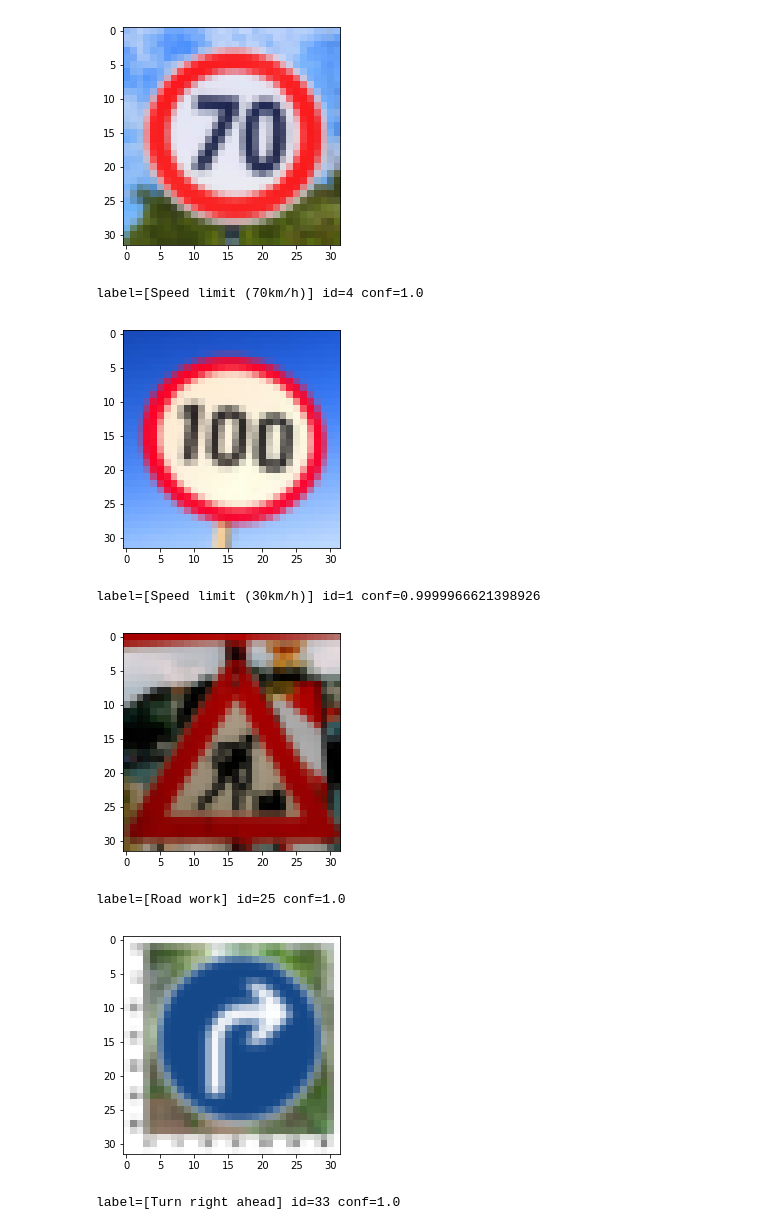
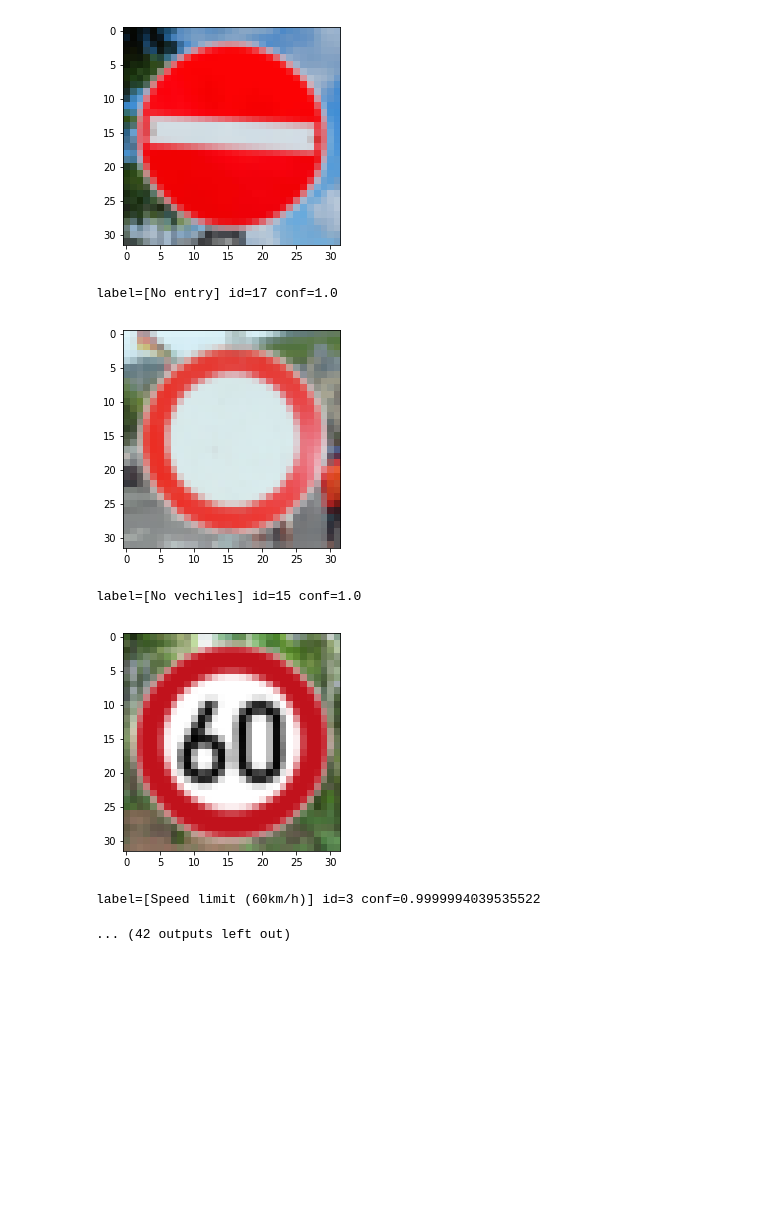
Before and after one commit to duoergun0729/adversarial_examples, a Jupyter notebook: code/traffic_sign.ipynb, the cells around one changed output. Cells and saved outputs as stored; diff of their text form; code cells hidden in the pictures; blank space fills up the shorter version.

```diff
--- a/code/traffic_sign.ipynb
+++ b/code/traffic_sign.ipynb
@@ -278,7 +278,8 @@ def invert_VideoFileClip(image):
 #modifiedClip.write_videofile(outfile)
 # %%
 #测试模型可用性
-SAMPLE_IMG_DIR = '../picture/traffic_sign_samples/'
+#SAMPLE_IMG_DIR = '../picture/traffic_sign_samples/'
+SAMPLE_IMG_DIR = '../picture/Original_Traffic_Sign_samples/'
 
 def read_image(im_name):
     """Read a single image into numpy array"""
@@ -293,7 +294,7 @@ def read_images(path, resize=False, interp='bilinear'):
     """
 
     imgs = []
-    valid_images = [".jpg", ".gif", ".png", ".tga", ".jpeg", ".ppm"]
+    valid_images = [".jpg", ".gif", ".png", ".tga", ".jpeg"]
     for f in sorted(os.listdir(path)):
         ext = os.path.splitext(f)[1]
         if ext.lower() not in valid_images:
@@ -328,8 +329,7 @@ label=[Bumpy road] id=22 conf=1.0
-[figure, old version]
+[figure, new version]
-label=[Speed limit (70km/h)] id=4 conf=1.0
+label=[No entry] id=17 conf=1.0
-[figure, old version]
+[figure, new version]
-label=[Speed limit (30km/h)] id=1 conf=0.9999966621398926
+label=[No vechiles] id=15 conf=1.0
-[figure, old version]
+[figure, new version]
-label=[Road work] id=25 conf=1.0
+label=[Speed limit (60km/h)] id=3 conf=0.9999994039535522
-[figure, removed]
-label=[Turn right ahead] id=33 conf=1.0
+... (42 outputs left out)
```
Also changed, not shown: parts of 2 cells of this notebook, 40 other files.
